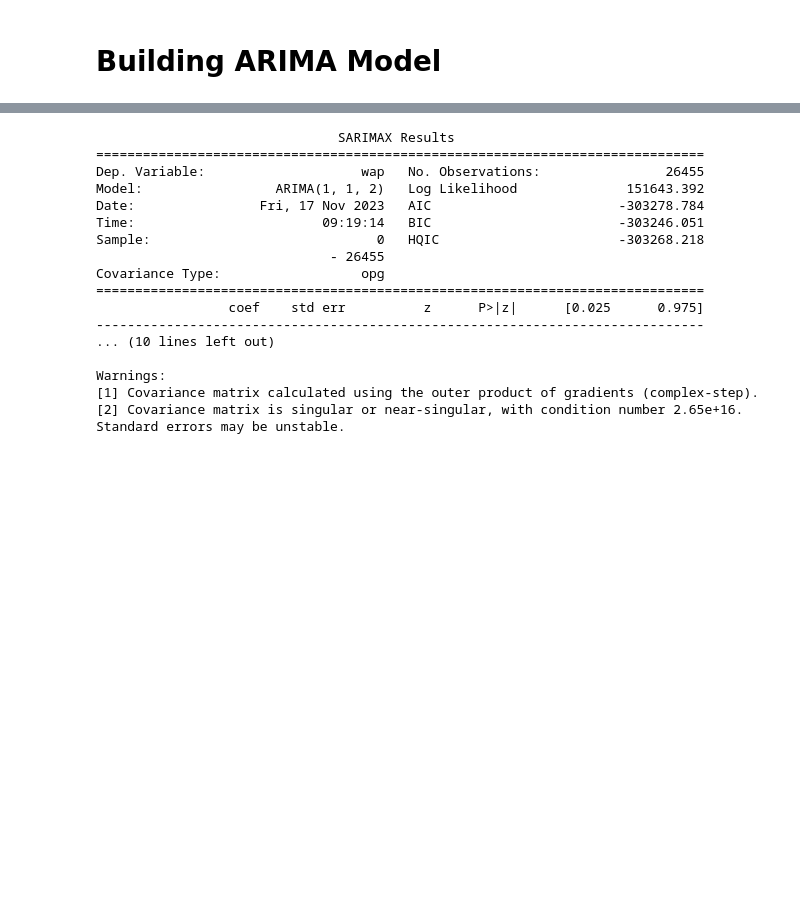
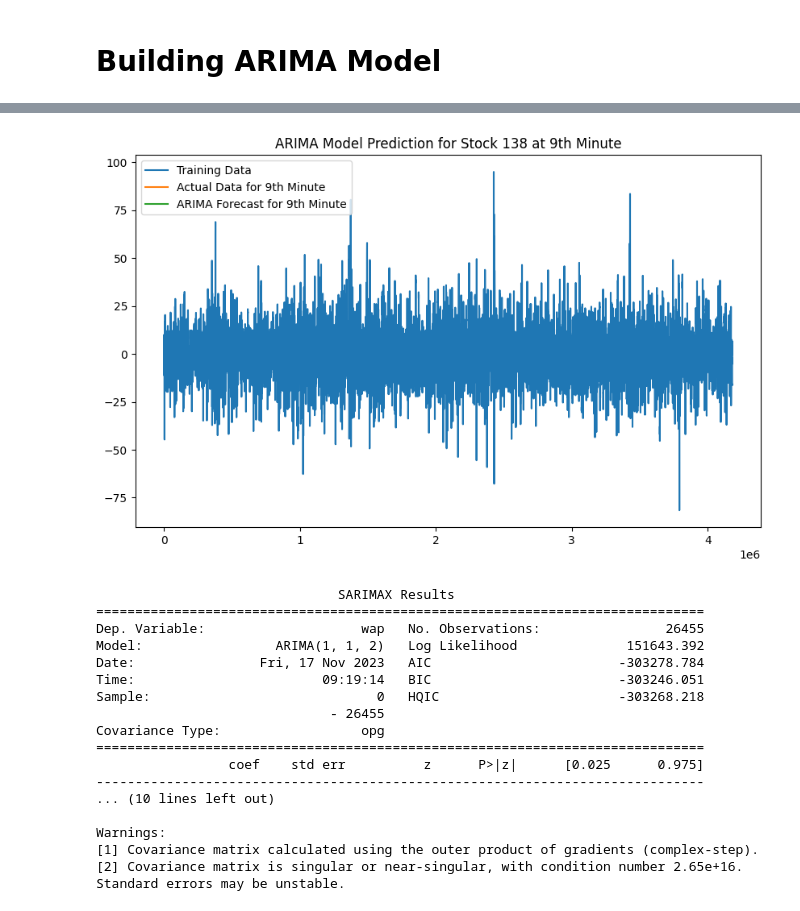
Before and after one commit to UNT-CSCE-Projects/US_stock_market_prediction, a Jupyter notebook: Stock_138_Latifi.ipynb, the cells around one changed output, grey strips where cells are left out. Cells and saved outputs as stored; diff of their text form; code cells hidden in the pictures; blank space fills up the shorter version.

```diff
--- a/Stock_138_Latifi.ipynb
+++ b/Stock_138_Latifi.ipynb
@@ -472,3 +573,27 @@ model_fit = model.fit()
+# %%
+
+# Choose the specific time_id for the 9th minute
+specific_time_id = 9
+
+# Filter data for the specific time_id
+specific_time_data = stock_138_data[stock_138_data['time_id'] == specific_time_id].copy()
+
+# Extract target variable
+specific_time_target = specific_time_data['target']
+
+# Make predictions using the ARIMA model
+forecast_specific_time = arima_model.predict(start=len(train), end=len(train) + len(specific_time_target) - 1, dynamic=False)
+
+# Plot the results for the specific time_id
+plt.figure(figsize=(10, 6))
+plt.plot(train.index, train, label='Training Data')
+plt.plot(specific_time_target.index, specific_time_target, label='Actual Data for 9th Minute')
+plt.plot(specific_time_target.index, forecast_specific_time, label='ARIMA Forecast for 9th Minute')
+plt.legend()
+plt.title('ARIMA Model Prediction for Stock 138 at 9th Minute')
+plt.show()
+# %% [output]
+[figure, added]
 # %%
 # Reset the index
 df_stock_138.reset_index(drop=True, inplace=True)
```
Also changed, not shown: parts of 9 cells of this notebook.
